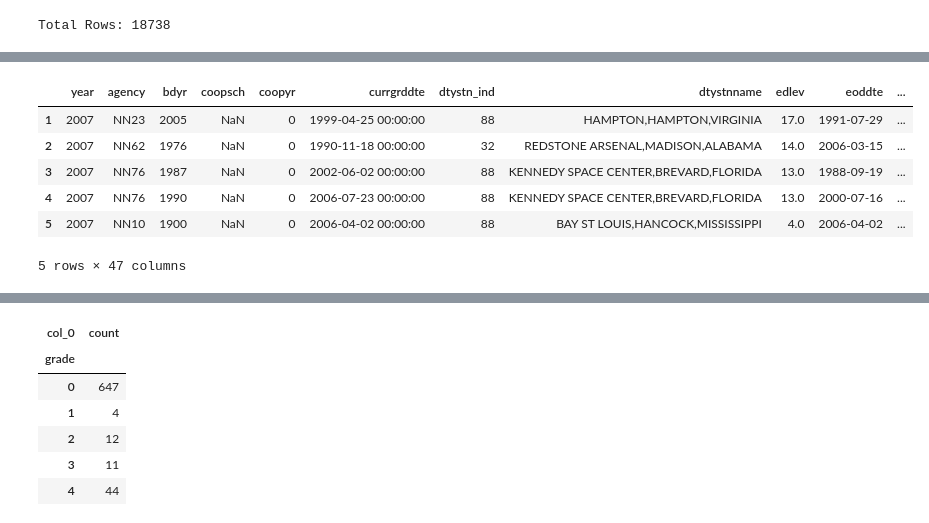
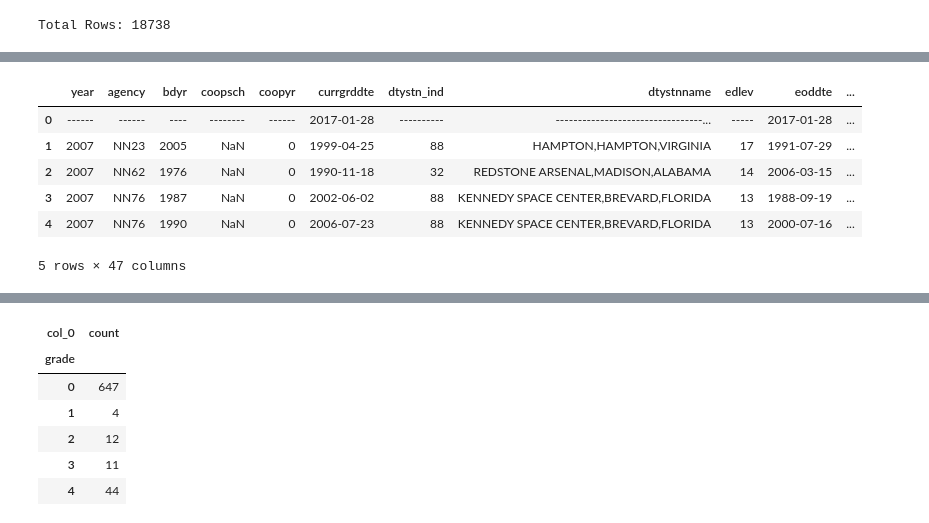
Before and after one commit to clairecDS/DataMiningClass, a Jupyter notebook: 7331 Data Mining - Project 1.ipynb, the cells around one changed output, grey strips where cells are left out. Drawn from its saved outputs; the diff is of its cells as text; code cells hidden in the pictures.

```diff
--- a/7331 Data Mining - Project 1.ipynb
+++ b/7331 Data Mining - Project 1.ipynb
@@ -177,7 +92,7 @@ import matplotlib.pyplot as plt
 # %%
 #load data file
-data_file = pd.read_excel('/Users/wkerneck/desktop/NASA_2006.xls')
-data_file2 = pd.read_excel('/Users/wkerneck/desktop/NASA_2007.xls')
+data_file = pd.read_excel('/Users/macnificent/desktop/NASA_2006.xls')
+data_file2 = pd.read_excel('/Users/macnificent/desktop/NASA_2007.xls')
 # %%
 #lets see how many records there are 1st execel file
 print("Total Rows: {0}".format(len(data_file)))
@@ -240,12 +213,12 @@ data_file.head()
 5 rows × 47 columns
 # %%
 # Outputting the Header information of the second dataset (data_file2)
-data_file2.head()
+df2.head()
 # %% [output]
 |  | year | agency | bdyr | coopsch | coopyr | currgrddte | dtystn_ind | dtystnname | edlev | eoddte | ... |
-| 1 | 2007 | NN23 | 2005 | NaN | 0 | 1999-04-25 00:00:00 | 88 | HAMPTON,HAMPTON,VIRGINIA | 17.0 | 1991-07-29 | ... |
-| 2 | 2007 | NN62 | 1976 | NaN | 0 | 1990-11-18 00:00:00 | 32 | REDSTONE ARSENAL,MADISON,ALABAMA | 14.0 | 2006-03-15 | ... |
-| 3 | 2007 | NN76 | 1987 | NaN | 0 | 2002-06-02 00:00:00 | 88 | KENNEDY SPACE CENTER,BREVARD,FLORIDA | 13.0 | 1988-09-19 | ... |
-| 4 | 2007 | NN76 | 1990 | NaN | 0 | 2006-07-23 00:00:00 | 88 | KENNEDY SPACE CENTER,BREVARD,FLORIDA | 13.0 | 2000-07-16 | ... |
-| 5 | 2007 | NN10 | 1900 | NaN | 0 | 2006-04-02 00:00:00 | 88 | BAY ST LOUIS,HANCOCK,MISSISSIPPI | 4.0 | 2006-04-02 | ... |
+| 0 | ------ | ------ | ---- | -------- | ------ | 2017-01-28 | ---------- | ---------------------------------... | ----- | 2017-01-28 | ... |
+| 1 | 2007 | NN23 | 2005 | NaN | 0 | 1999-04-25 | 88 | HAMPTON,HAMPTON,VIRGINIA | 17 | 1991-07-29 | ... |
+| 2 | 2007 | NN62 | 1976 | NaN | 0 | 1990-11-18 | 32 | REDSTONE ARSENAL,MADISON,ALABAMA | 14 | 2006-03-15 | ... |
+| 3 | 2007 | NN76 | 1987 | NaN | 0 | 2002-06-02 | 88 | KENNEDY SPACE CENTER,BREVARD,FLORIDA | 13 | 1988-09-19 | ... |
+| 4 | 2007 | NN76 | 1990 | NaN | 0 | 2006-07-23 | 88 | KENNEDY SPACE CENTER,BREVARD,FLORIDA | 13 | 2000-07-16 | ... |
 5 rows × 47 columns
```
Also changed, not shown: parts of 39 cells of this notebook.
